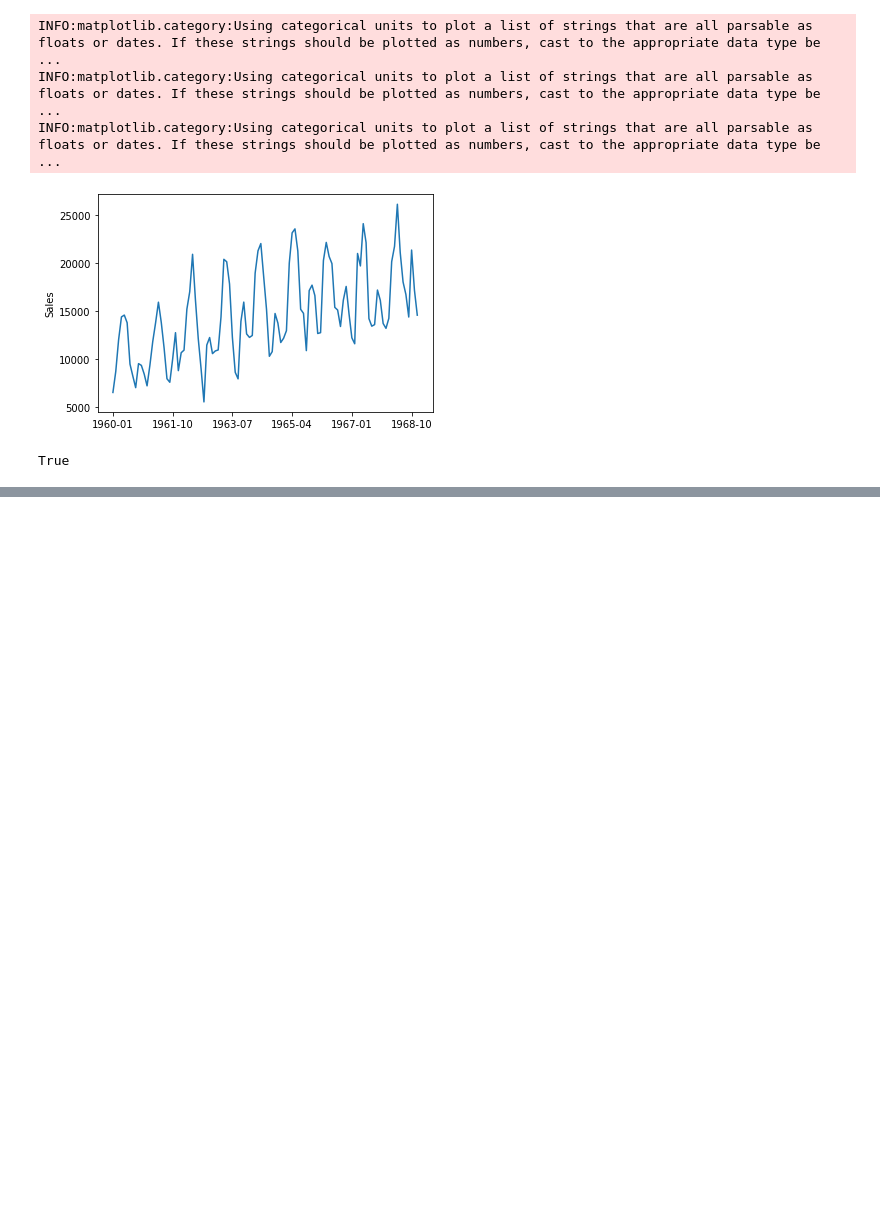
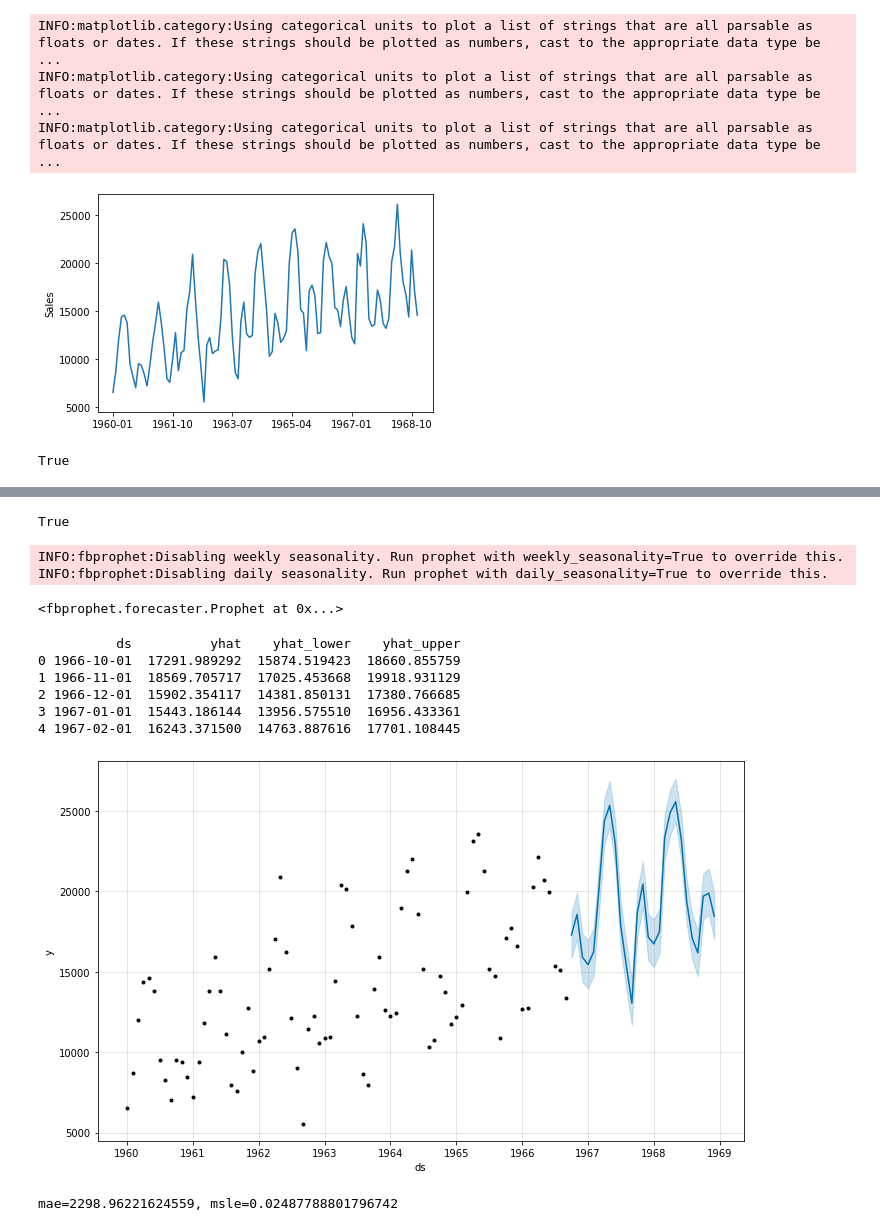
Before and after one commit to greenbear00/Kaggle, a Jupyter notebook: Prophet/Prophet.ipynb, the cells around one changed output, grey strips where cells are left out. Drawn from its saved outputs; the diff is of its cells as text; code cells hidden in the pictures; blank space fills up the shorter version.

```diff
--- a/Prophet/Prophet.ipynb
+++ b/Prophet/Prophet.ipynb
@@ -112,0 +136,55 @@ ds dtypes=  datetime64[ns]
+# %%
+# !!주의) prophet의 경우, 예측을 트렌드에 맞춰서 하기 때문에 마지막 25%를 test data set으로 남겨야 함.
+# 아래와 같이 이가 빠지면 안됨
+# import numpy as np
+# # sklearn의 train_test_split로 전략적으로 데이터 셋을 훈련/테스트 셋으로 나눌 수 있음.
+# # 만약 y값이 0,1 등과 같은 label로 나뉠수 있는 데이터라면 stratify=[y or target numpy]로 설정하면 더 효과적임
+# from sklearn.model_selection import train_test_split
+#
+# car_y_data = df['y'].to_numpy()
+# car_ds_data = df['ds'].to_numpy()
+# train_ds_data, test_ds_data, train_y_data, test_y_data = train_test_split(car_ds_data, car_y_data,random_state=42)
+# # print("train_ds_data", train_ds_data)
+# # print("train_y_data", train_y_data)
+# print("test_data_data", test_ds_data)
+# print("test_y_data", test_y_data)
+# print("train datas =>", train_ds_data.shape[0]/df.shape[0], "test datas => ", test_ds_data.shape[0]/df.shape[0])
+
+# 75% : 25% 의 비율로 나
+train_data = df[:int(df.shape[0]*0.75)]
+test_data = df[int(df.shape[0]*0.75):]
+print(df[:int(df.shape[0]*0.75)].shape[0] + df[int(df.shape[0]*0.75):].shape[0] == df.shape[0])
+# %% [output]
+True
+# %%
+# prophet은 dataframe으로 데이터를 학습
+from fbprophet import Prophet
+model = Prophet()
+model.fit(train_data)
+# %% [output]
+INFO:fbprophet:Disabling weekly seasonality. Run prophet with weekly_seasonality=True to override this.
+INFO:fbprophet:Disabling daily seasonality. Run prophet with daily_seasonality=True to override this.
+<fbprophet.forecaster.Prophet at 0x...>
+# %%
+# 예측
+y_hat = model.predict(test_data)
+print(y_hat[['ds', 'yhat', 'yhat_lower', 'yhat_upper']].head())
+model.plot(y_hat)
+plt.show()
+# %% [output]
+          ds          yhat    yhat_lower    yhat_upper
+0 1966-10-01  17291.989292  15874.519423  18660.855759
+1 1966-11-01  18569.705717  17025.453668  19918.931129
+2 1966-12-01  15902.354117  14381.850131  17380.766685
+3 1967-01-01  15443.186144  13956.575510  16956.433361
+4 1967-02-01  16243.371500  14763.887616  17701.108445
+[figure, added]
+# %%
+# 모델 평가
+from sklearn.metrics import mean_absolute_error, mean_squared_log_error, mean_squared_error
+mae = mean_absolute_error(test_data['y'].values, y_hat['yhat'])
+msle = mean_squared_log_error(test_data['y'].values, y_hat['yhat'])
+
+print(f"mae={mae}, msle={msle}")
+# %% [output]
+mae=2298.96221624559, msle=0.02487788801796742
```
Also changed, not shown: parts of 5 cells of this notebook.
